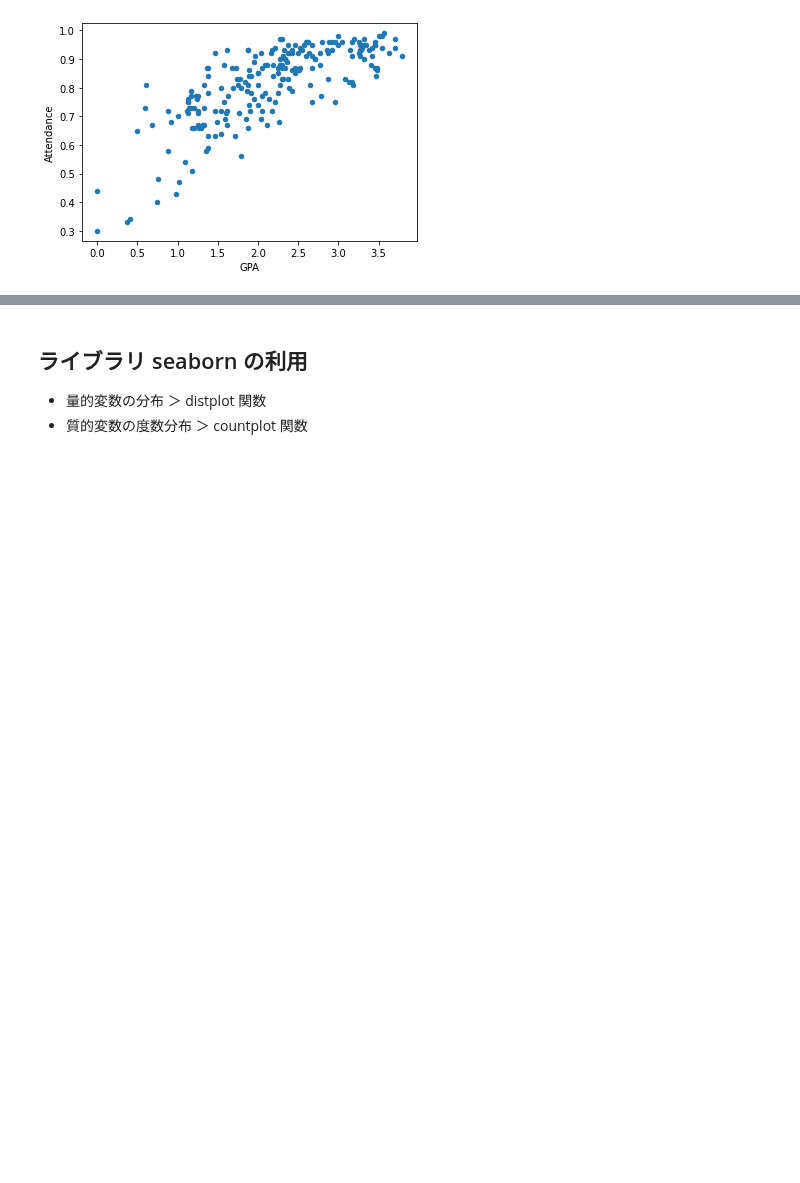
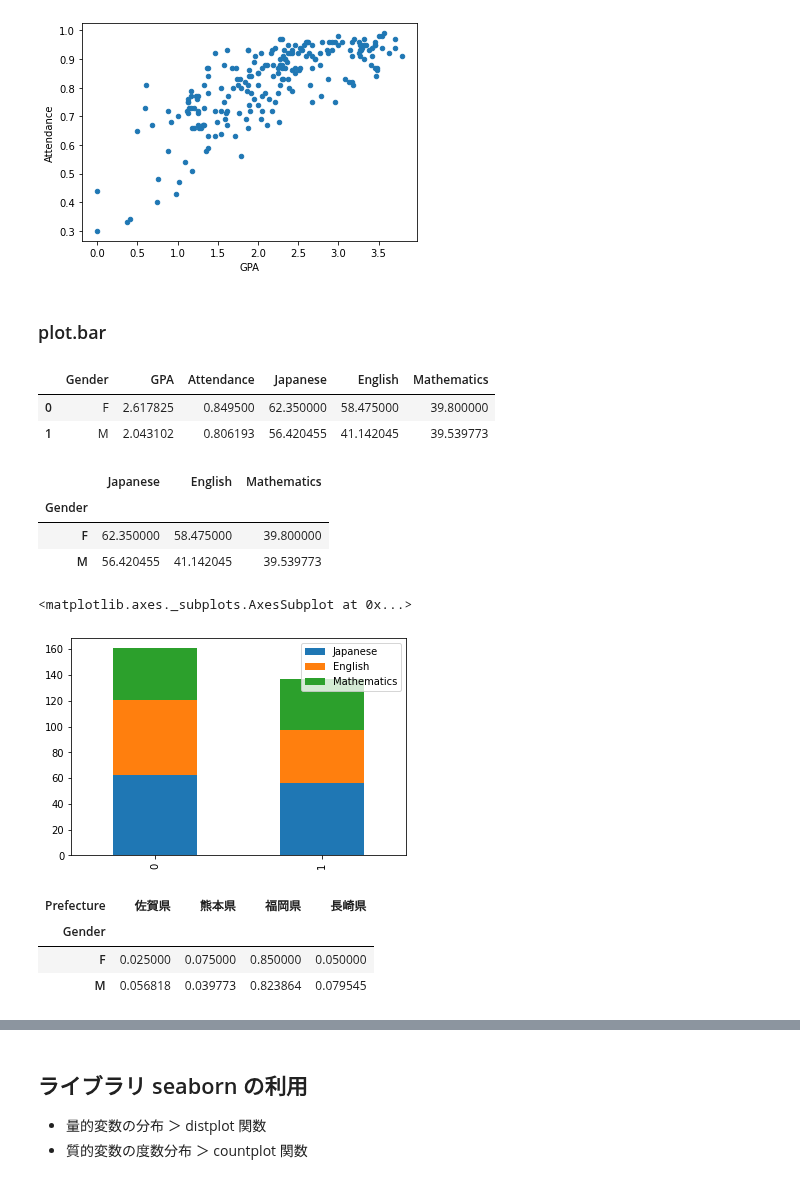
Before and after one commit to koichi-inoue/DataScience, a Jupyter notebook: Sample02.ipynb, the cells around one changed output, grey strips where cells are left out. Saved outputs shown, nothing was run; the diff lists cells and outputs as text; code cells hidden in the pictures; blank space fills up the shorter version.

```diff
--- a/Sample02.ipynb
+++ b/Sample02.ipynb
@@ -110,3 +112,37 @@ df.plot.scatter(x='GPA', y='Attendance')
 # %% [output]
 <matplotlib.axes._subplots.AxesSubplot at 0x...>
 [figure]
+# %% [markdown]
+### plot.bar
+# %%
+# 棒グラフ用 性別ごとに各平均値を算出
+df_mean = df.groupby("Gender", as_index=False).mean()
+df_mean
+# %% [output]
+|  | Gender | GPA | Attendance | Japanese | English | Mathematics |
+| 0 | F | 2.617825 | 0.849500 | 62.350000 | 58.475000 | 39.800000 |
+| 1 | M | 2.043102 | 0.806193 | 56.420455 | 41.142045 | 39.539773 |
+# %%
+# 性別・国語・英語・数学の平均点のみのデータテーブルをつくる
+df_mean = df_mean.loc[ : , ["Gender" , "Japanese" , "English" , "Mathematics" ]]
+df_mean.set_index("Gender")
+# %% [output]
+|  | Japanese | English | Mathematics |
+| Gender |  |  |  |
+| F | 62.350000 | 58.475000 | 39.800000 |
+| M | 56.420455 | 41.142045 | 39.539773 |
+# %%
+# 縦棒グラフを描画
+df_mean.plot.bar(stacked=True)
+# %% [output]
+<matplotlib.axes._subplots.AxesSubplot at 0x...>
+[figure, added]
+# %%
+# 100%積み上げ縦棒グラフ用 クロス集計データの作成
+df_cross = pd.crosstab( index=df["Gender"] , columns=df["Prefecture"], normalize="index")
+df_cross
+# %% [output]
+| Prefecture | 佐賀県 | 熊本県 | 福岡県 | 長崎県 |
+| Gender |  |  |  |  |
+| F | 0.025000 | 0.075000 | 0.850000 | 0.050000 |
+| M | 0.056818 | 0.039773 | 0.823864 | 0.079545 |
```
Also changed, not shown: parts of 6 cells of this notebook.
